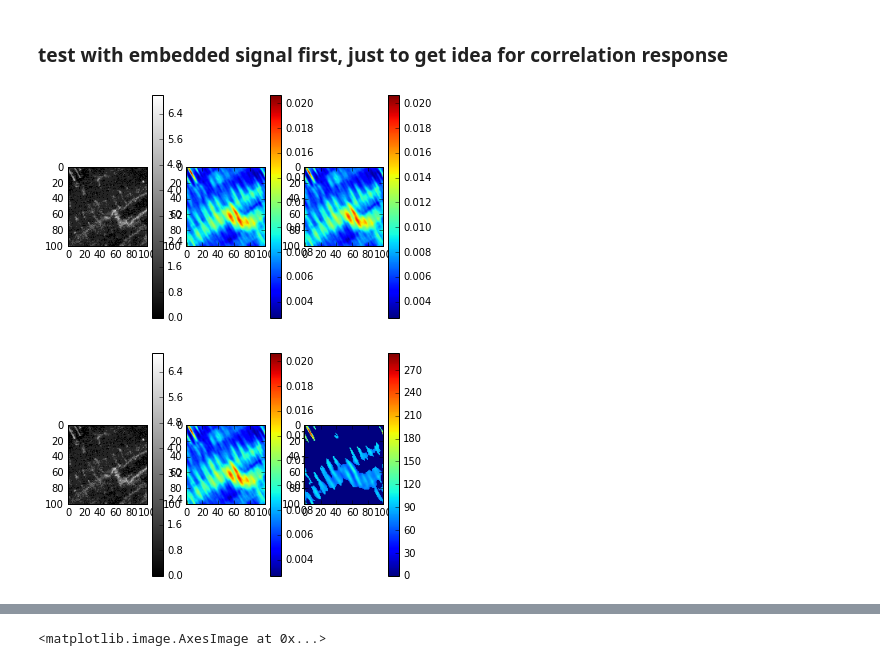
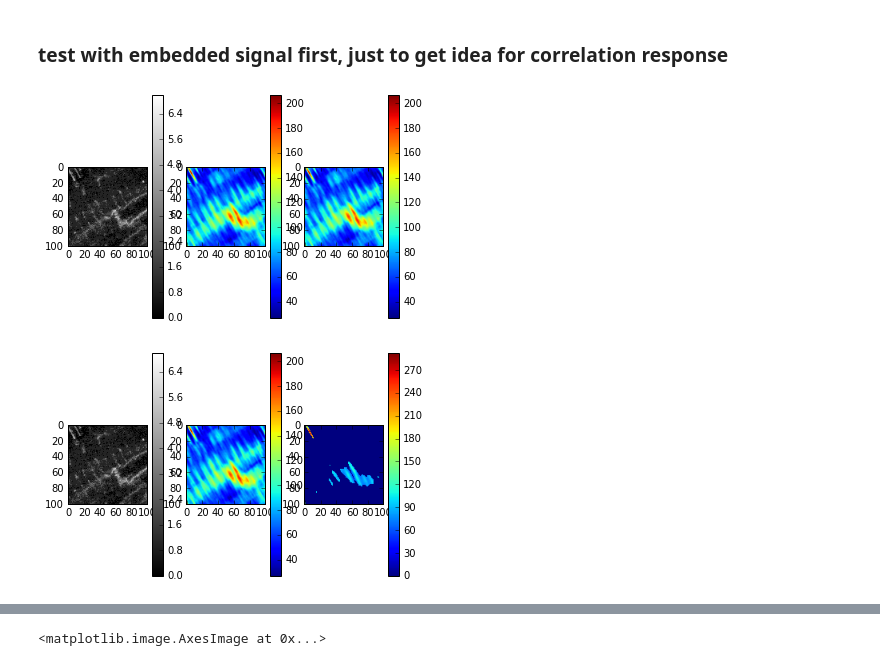
Before and after one commit to huskeypm/gpu_detect, a Jupyter notebook: tissuetests.ipynb, the cells around one changed output, grey strips where cells are left out. Drawn from its saved outputs; the diff is of its cells as text; code cells hidden in the pictures.

```diff
--- a/tissuetests.ipynb
+++ b/tissuetests.ipynb
@@ -76,9 +82,22 @@ mf = np.zeros([vert,horz])
 mf[:,0:w]=1.
 mf[:,(horz-w):horz]=1.
 
-#imshow(mf,cmap='gray')
+imshow(mf,cmap='gray')
+
+
 
 import imutils
 mfr = imutils.rotate_bound(mf,-rot)
 imshow(mfr,cmap='gray')
+
+# need this to be square for GPU (probably buried in a cv2 function somewhere)
+print "This is a hack for now"
+def makeSquare(mfr):
+    dims = np.shape(mfr)
+    maxD = np.max(dims)
+    square =np.zeros([maxD,maxD])
+    square[:,1:(dims[1]+1)] = mfr  # not robust, will work for a specific case
+    return square
+
+mfr = makeSquare(mfr)
 # %% [output]
@@ -110,9 +132,11 @@ imshow(lobemfr,cmap='gray')
 ### Embed signal in image as a sanity check
 # %%
 # test with embedded signal
-plt.figure()
-s= np.max(singleMyo)*0.5
-singleMyoEmb = np.copy(singleMyo)
-dimr = np.shape(mfr)
-singleMyoEmb[0:dimr[0],0:dimr[1]] = mfr*s + singleMyoEmb[0:dimr[0],0:dimr[1]]
-imshow(singleMyoEmb)
+def embed(img,mf):
+    plt.figure()
+    s= np.max(img)*0.5
+    imgEmb = np.copy(img)
+    dimr = np.shape(mf)
+    imgEmb[0:dimr[0],0:dimr[1]] = mf*s + imgEmb[0:dimr[0],0:dimr[1]]
+    imshow(imgEmb)
+    return imgEmb
@@ -121,0 +143,2 @@ imshow(singleMyoEmb)
+# %%
+singleMyoEmb = embed(singleMyo,mfr)
@@ -128,7 +154,7 @@ True
 def docalc(img,mf,lobemf=None,corrThresh=0.,name="corr.png"):
 
     # get correlation plane
-    corr = mF.matchedFilter(img,mf,parsevals=True,demean=False)
+    corr = mF.matchedFilter(img,mf,parsevals=False,demean=False)
     subplot(1,3,1)
     imshow(img,cmap='gray')
     plt.colorbar()
@@ -155,14 +181,14 @@ def docalc(img,mf,lobemf=None,corrThresh=0.,name="corr.png"):
     plt.colorbar()
     plt.gcf().savefig(name,dpi=300)
 
-    return corr
+    return corr,snr
 # %% [markdown]
 ### test with embedded signal first, just to get idea for correlation response
 # %%
-corr=docalc(singleMyoEmb,mfr)
+corr,snr=docalc(singleMyoEmb,mfr)
 # %% [output]
-[figure, old version]
+[figure, new version]
 # %%
-corrlobe = docalc(singleMyoEmb,mfr,lobemf=lobemfr,corrThresh=0.009)
+corr,snr = docalc(singleMyoEmb,mfr,lobemf=lobemfr,corrThresh=120.)
 # %% [output]
-[figure, old version]
+[figure, new version]
```
Also changed, not shown: parts of 30 cells of this notebook, 1 other file.
